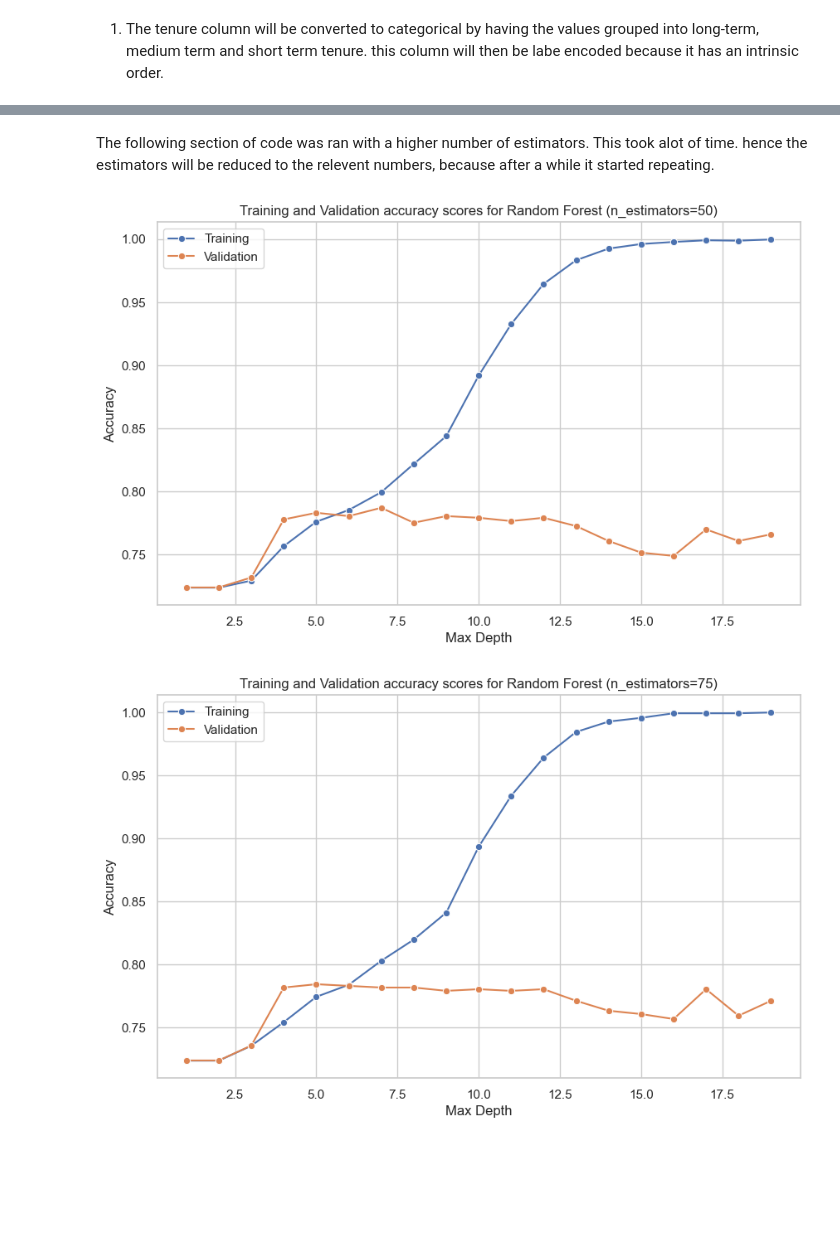
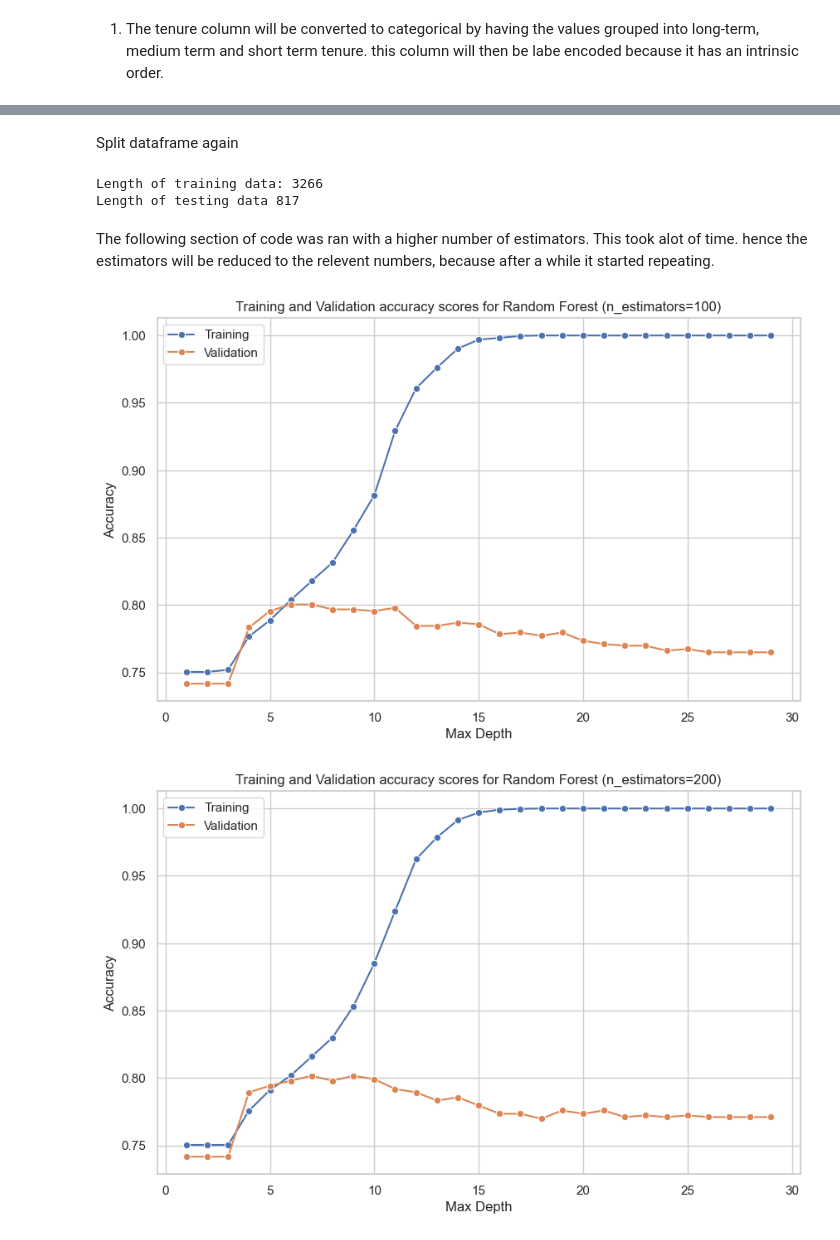
Before and after one commit to PreciousNosiphoDonkrag/MLG382_Projects, a Jupyter notebook: project_2/customer_churn.ipynb, the cells around one changed output, grey strips where cells are left out. Saved outputs shown, nothing was run; the diff lists cells and outputs as text; code cells hidden in the pictures; blank space fills up the shorter version.

```diff
--- a/project_2/customer_churn.ipynb
+++ b/project_2/customer_churn.ipynb
@@ -1454,3 +1544,30 @@ parameters:
+# %%
+def ohe_columns2(data):
+    columns_to_ohe = ['gender', 'PhoneService', 'MultipleLines',
+       'InternetService', 'DeviceProtection', 'TechSupport',
+       'Contract', 'PaperlessBilling', 'PaymentMethod','family',
+       'Streaming']
+    ohe = OneHotEncoder(
+       use_cat_names = True,
+       cols = columns_to_ohe
+    )
+    ohe_df = ohe.fit_transform(data)
+    return ohe_df
+# %%
+#Encode columns
+data_df2 = label_encoding2(data_df2)
+data_df2 = ohe_columns2(data_df2)
+# %% [markdown]
+Split dataframe again
+# %%
+#split data
+X = data_df2.drop(columns=['Churn'])
+Y = data_df2['Churn']
+X_train, X_test, y_train, y_test = train_test_split(X, Y, test_size=0.2, random_state=42)
+print(f"Length of training data: {len(X_train)}\nLength of testing data {len(X_test)}")
+# %% [output]
+Length of training data: 3266
+Length of testing data 817
 # %%
 def plt_acc(training_acc, validation_acc, esitmator, max_depths):
     train_acc_df = pd.DataFrame(training_acc, columns=['accuracy'])
@@ -1468,7 +1585,7 @@ def plt_acc(training_acc, validation_acc, esitmator, max_depths):
 def train_rf(estimator):
     training_acc = []
     validation_acc= []
-    max_depths_range = range(1,20)
+    max_depths_range = range(1,30)
     for max_depth in max_depths_range:
             # Initialize Random Forest model with current hyperparameters
             rf_model = RandomForestClassifier(
@@ -1484,10 +1601,10 @@ def train_rf(estimator):
 # %% [markdown]
 The following section of code was ran with a higher number of estimators. This took alot of time. hence the estimators will be reduced to the relevent numbers, because after a while it started repeating.
 # %%
-n_estimators_range = [50, 75, 100]
+n_estimators_range = [100, 200, 250, 300]
 
 for n in n_estimators_range:
     train_rf(n)
 # %% [output]
-[figure, old version]
+[figure, new version]
-[figure, old version]
+[figure, new version]
```
Also changed, not shown: parts of 51 cells of this notebook, 4 other files.
